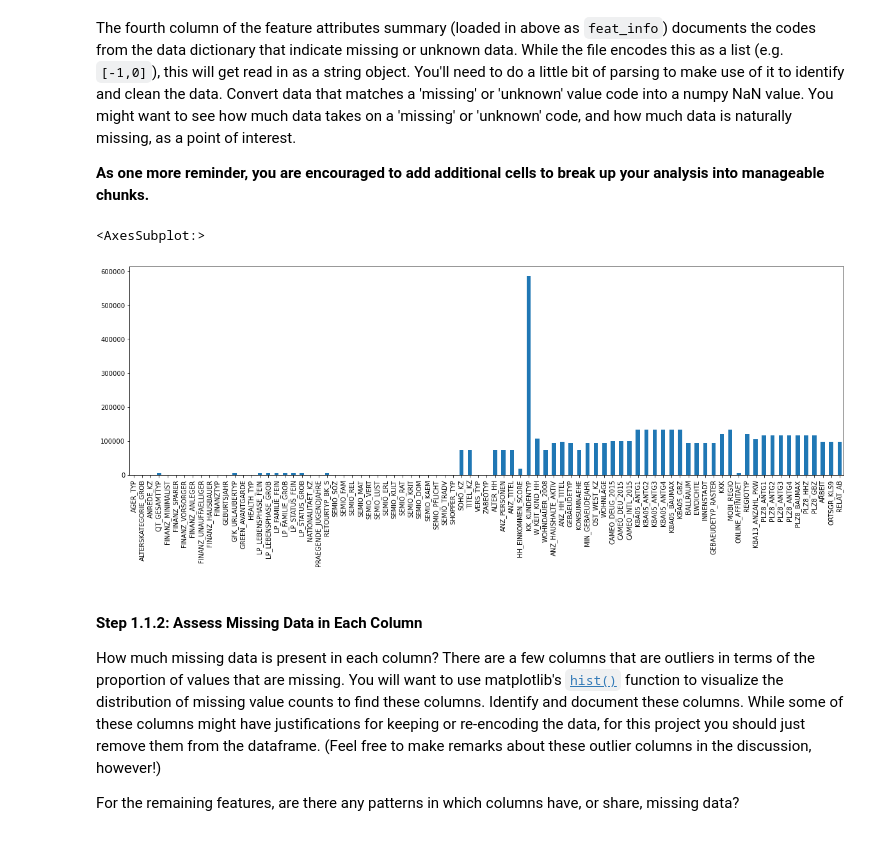
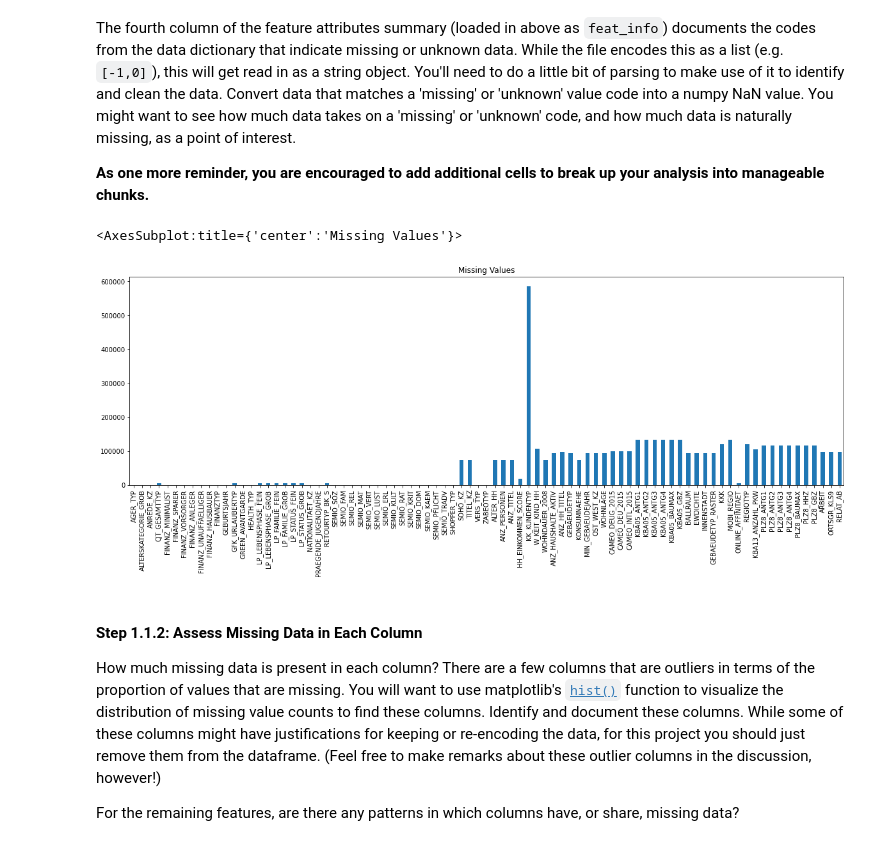
Before and after one commit to walidsi/identify-customer-segments, a Jupyter notebook: Identify_Customer_Segments.ipynb, the cells around one changed output. Drawn from its saved outputs; the diff is of its cells as text; code cells hidden in the pictures.

```diff
--- a/Identify_Customer_Segments.ipynb
+++ b/Identify_Customer_Segments.ipynb
@@ -111,10 +93,10 @@ The fourth column of the feature attributes summary (loaded in above as `feat_in
 # %%
 # How much data are naturally missing i.e. already NaN or Null or empty
 plt.figure(figsize=(20, 6))
-azdias.isnull().sum().plot(kind='bar')
+azdias.isnull().sum().plot(kind='bar', title="Missing Values")
 # %% [output]
-<AxesSubplot:>
+<AxesSubplot:title={'center':'Missing Values'}>
-[figure, old version]
+[figure, new version]
 # %%
 # Identify missing or unknown data values and convert them to NaNs.
 
```
Also changed, not shown: parts of 53 cells of this notebook.
